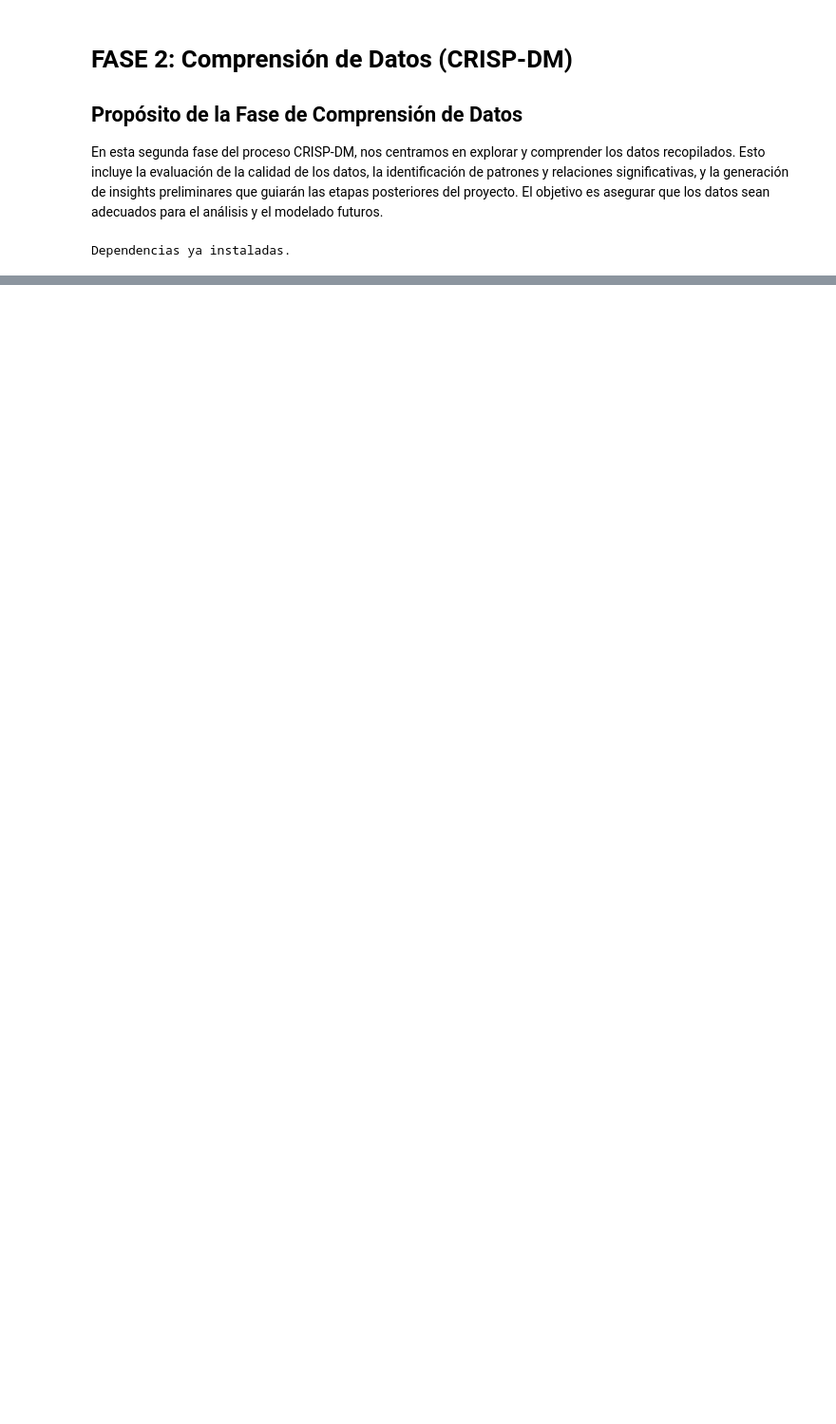
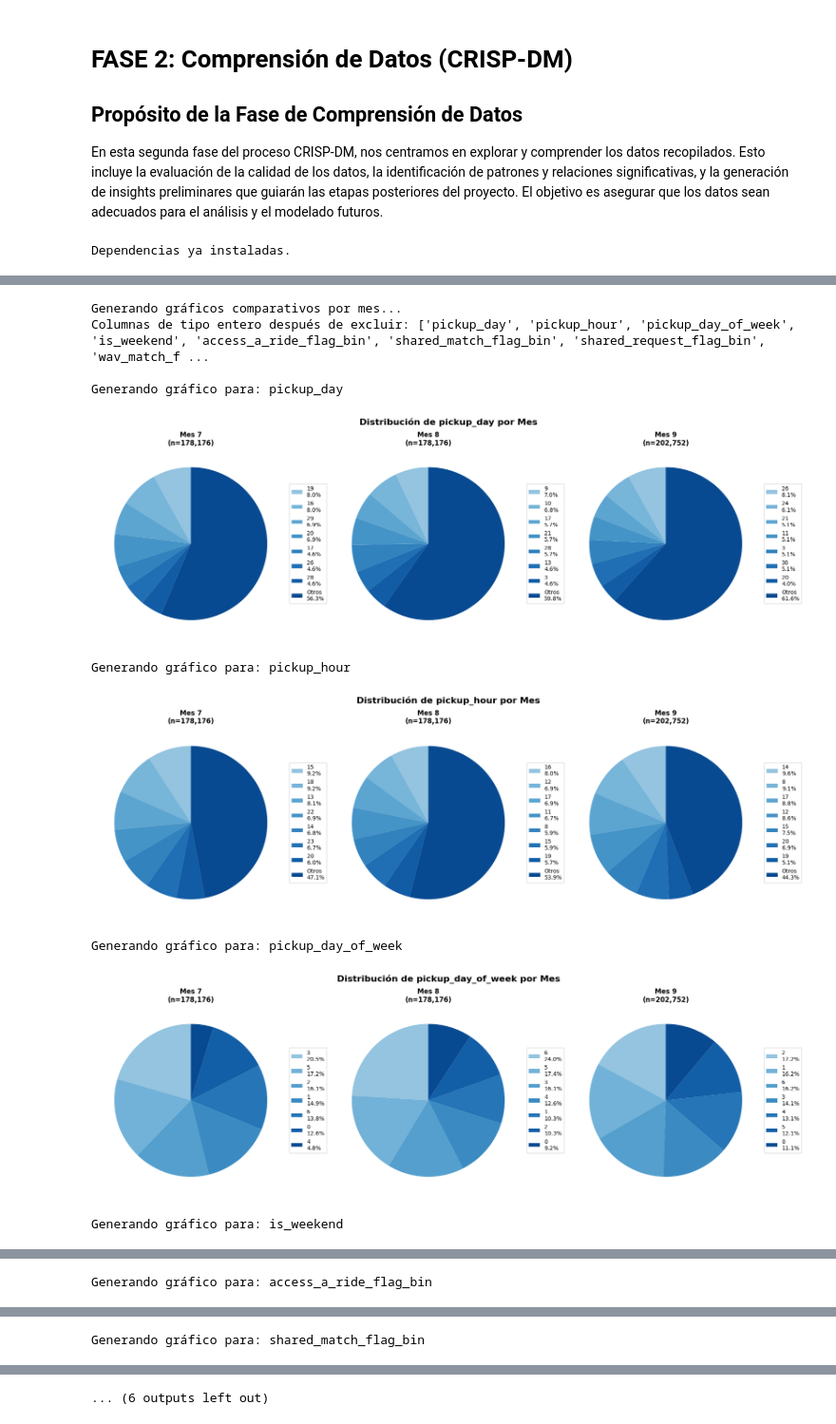
Before and after one commit to secarvallo/MLY0100, a Jupyter notebook: ML-ET/crisp-dm/02_data_understanding.ipynb, the cells around one changed output, grey strips where cells are left out. Shown at 95% size. Drawn from its saved outputs; the diff is of its cells as text; code cells hidden in the pictures; blank space fills up the shorter version.

```diff
--- a/ML-ET/crisp-dm/02_data_understanding.ipynb
+++ b/ML-ET/crisp-dm/02_data_understanding.ipynb
@@ -87,0 +402,73 @@ df.sample(5)
+# %%
+# Excluir las características especificadas
+columns_to_exclude = ['pickup_year', 'pickup_month', 'PULocationID', 'DOLocationID', 'trip_time', 'month']
+
+print(f"\nGenerando gráficos comparativos por mes...")
+df_hvfhs_int = df_hvfhs.select_dtypes(include=['int64', 'int32']).columns.tolist()
+
+# Filtrar columnas excluyendo las especificadas
+df_hvfhs_int = [col for col in df_hvfhs_int if col not in columns_to_exclude]
+
+print("Columnas de tipo entero después de excluir:", df_hvfhs_int)
+
+# Verificar y crear columna de mes
+if 'month' not in df_hvfhs.columns and 'pickup_datetime' in df_hvfhs.columns:
+    df_hvfhs['month'] = df_hvfhs['pickup_datetime'].dt.month
+
+unique_months = sorted(df_hvfhs['month'].unique())
+num_vars = len(df_hvfhs_int)
+
+if num_vars == 0:
+    print("No se encontraron variables categóricas para graficar.")
+else:
+    for col in df_hvfhs_int:
+        print(f"\nGenerando gráfico para: {col}")
+
+        # Crear figura con subplots para cada mes
+        fig, axes = plt.subplots(1, len(unique_months), figsize=(6*len(unique_months), 6))
+        if len(unique_months) == 1:
+            axes = [axes]
+
+        fig.suptitle(f'Distribución de {col} por Mes', fontsize=16, fontweight='bold')
+
+        for j, month in enumerate(unique_months):
+            ax = axes[j]
+            month_data = df_hvfhs[df_hvfhs['month'] == month]
+
+            # Calcular conteos para el mes
+            value_counts = month_data[col].value_counts()
+            if len(value_counts) > 8:
+                plot_data = value_counts.head(7)
+                plot_data['Otros'] = value_counts[7:].sum()
+            else:
+                plot_data = value_counts
+
+            # Crear gráfico de pie
+            colors = plt.cm.Blues(np.linspace(0.4, 0.9, len(plot_data)))
+            wedges, texts = ax.pie(
+                plot_data.values,
+                labels=None,
+                autopct=None,
+                colors=colors,
+                startangle=90
+            )
+            ax.set_title(f'Mes {month}\n(n={len(month_data):,})', fontweight='bold')
+
+            # Leyenda simplificada
+            total = plot_data.sum()
+            legend_labels = [f'{label}\n{val/total:.1%}' for label, val in zip(plot_data.index, plot_data.values)]
+            ax.legend(wedges, legend_labels, loc="center left", bbox_to_anchor=(1, 0, 0.5, 1))
+
+        plt.tight_layout()
+        plt.show()
+# %% [output]
+Generando gráficos comparativos por mes...
+Columnas de tipo entero después de excluir: ['pickup_day', 'pickup_hour', 'pickup_day_of_week', 'is_weekend', 'access_a_ride_flag_bin', 'shared_match_flag_bin', 'shared_request_flag_bin', 'wav_match_f ...
+
+Generando gráfico para: pickup_day
+[figure, added]
+Generando gráfico para: pickup_hour
+[figure, added]
+Generando gráfico para: pickup_day_of_week
+[figure, added]
+Generando gráfico para: is_weekend
@@ -87,0 +476 @@ df.sample(5)
+Generando gráfico para: access_a_ride_flag_bin
@@ -87,0 +478 @@ df.sample(5)
+Generando gráfico para: shared_match_flag_bin
@@ -87,0 +480 @@ df.sample(5)
+... (6 outputs left out)
```
Also changed, not shown: parts of 49 cells of this notebook, 7 other files.
